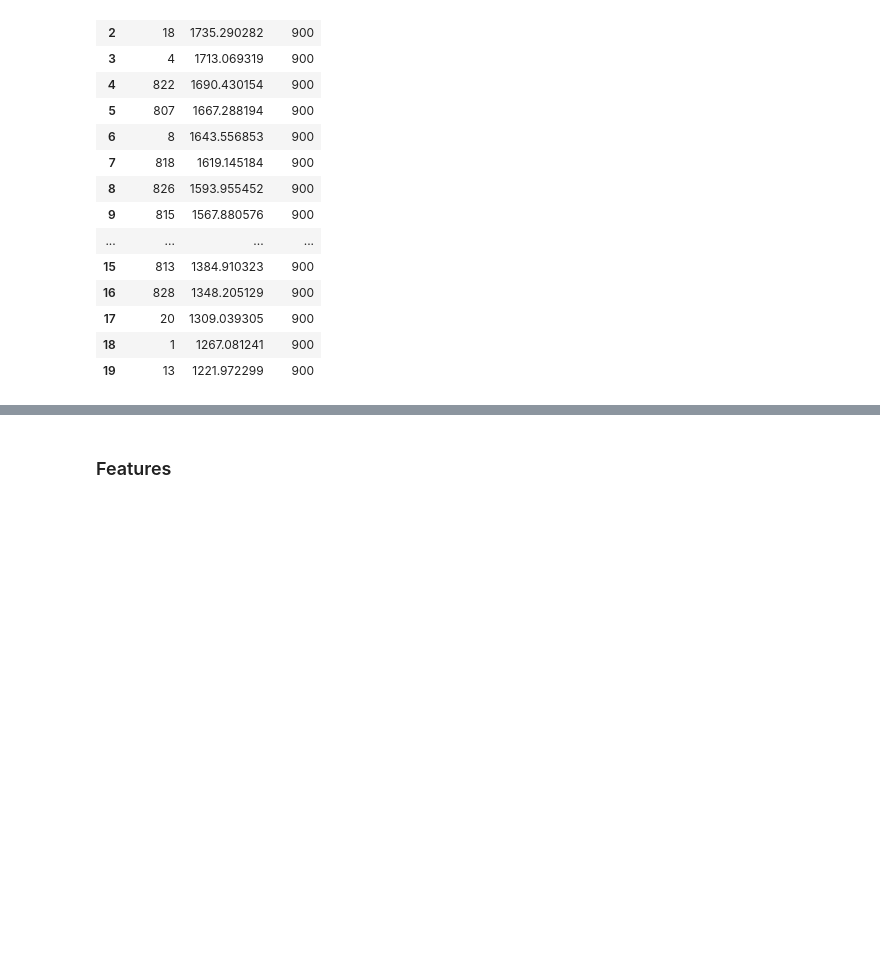
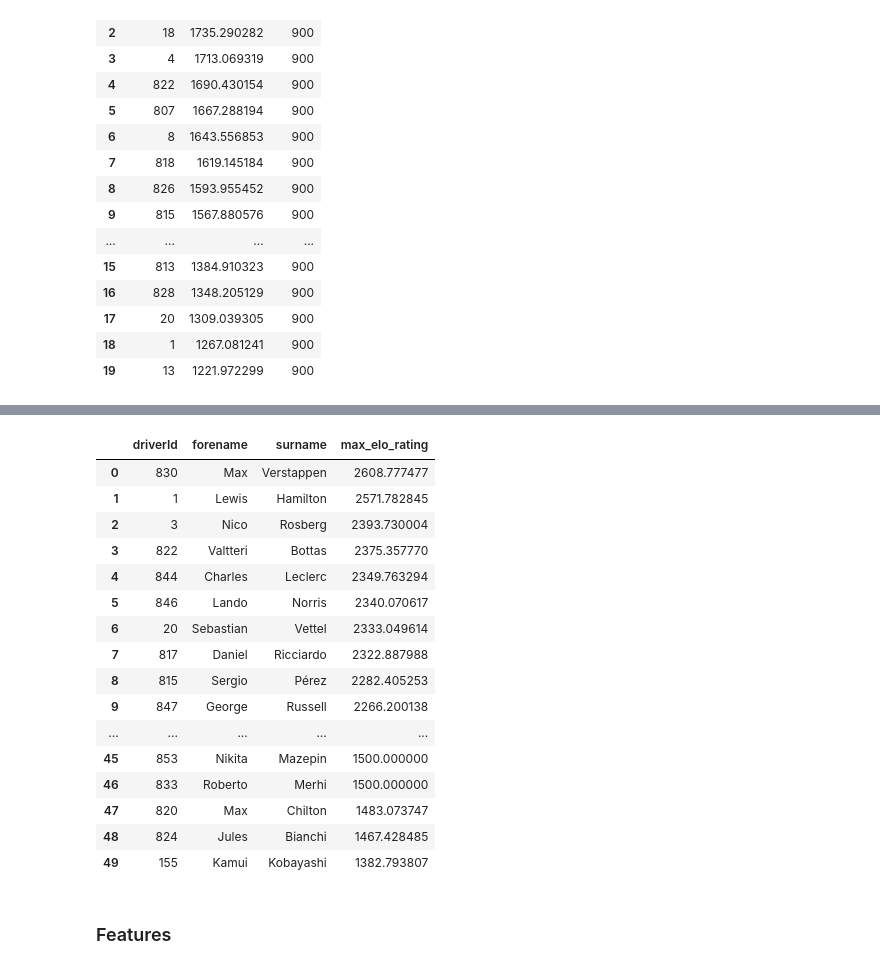
Before and after one commit to mitkonikov/f1, a Jupyter notebook: analysis_h2.ipynb, the cells around one changed output, grey strips where cells are left out. Saved outputs shown, nothing was run; the diff lists cells and outputs as text; code cells hidden in the pictures; blank space fills up the shorter version.

```diff
--- a/analysis_h2.ipynb
+++ b/analysis_h2.ipynb
@@ -395,3 +417,35 @@ display(all_races_elo[:20])
+# %%
+max_elos = pd.DataFrame()
+
+for race_id in elo_ratings.keys():
+    race_elo = pd.DataFrame(list(elo_ratings[race_id].items()), columns=["driverId", "elo_rating"])
+    race_elo['raceId'] = race_id
+    max_elos = pd.concat([max_elos, race_elo], ignore_index=True)
+
+max_elos_per_driver = max_elos.groupby('driverId', as_index=False)['elo_rating'].max()
+max_elos_per_driver = max_elos_per_driver.merge(drivers, on='driverId')[['driverId', 'forename', 'surname', 'elo_rating']]
+max_elos_per_driver = max_elos_per_driver.sort_values(by='elo_rating', ascending=False)
+max_elos_per_driver = max_elos_per_driver.rename(columns={'elo_rating': 'max_elo_rating'})
+max_elos_per_driver = max_elos_per_driver.reset_index(drop=True)
+display(max_elos_per_driver)
+# %% [output]
+|  | driverId | forename | surname | max_elo_rating |
+| 0 | 830 | Max | Verstappen | 2608.777477 |
+| 1 | 1 | Lewis | Hamilton | 2571.782845 |
+| 2 | 3 | Nico | Rosberg | 2393.730004 |
+| 3 | 822 | Valtteri | Bottas | 2375.357770 |
+| 4 | 844 | Charles | Leclerc | 2349.763294 |
+| 5 | 846 | Lando | Norris | 2340.070617 |
+| 6 | 20 | Sebastian | Vettel | 2333.049614 |
+| 7 | 817 | Daniel | Ricciardo | 2322.887988 |
+| 8 | 815 | Sergio | Pérez | 2282.405253 |
+| 9 | 847 | George | Russell | 2266.200138 |
+| ... | ... | ... | ... | ... |
+| 45 | 853 | Nikita | Mazepin | 1500.000000 |
+| 46 | 833 | Roberto | Merhi | 1500.000000 |
+| 47 | 820 | Max | Chilton | 1483.073747 |
+| 48 | 824 | Jules | Bianchi | 1467.428485 |
+| 49 | 155 | Kamui | Kobayashi | 1382.793807 |
 # %% [markdown]
 ### Features
 # %%
```
Also changed, not shown: parts of 3 cells of this notebook.
